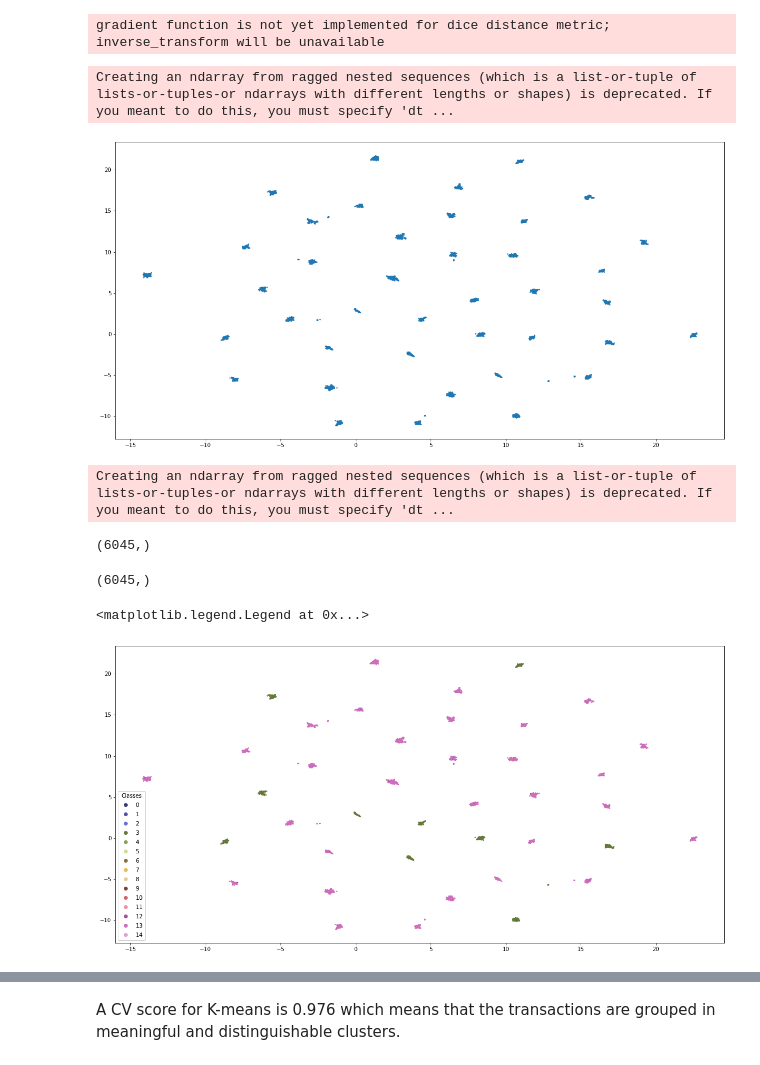
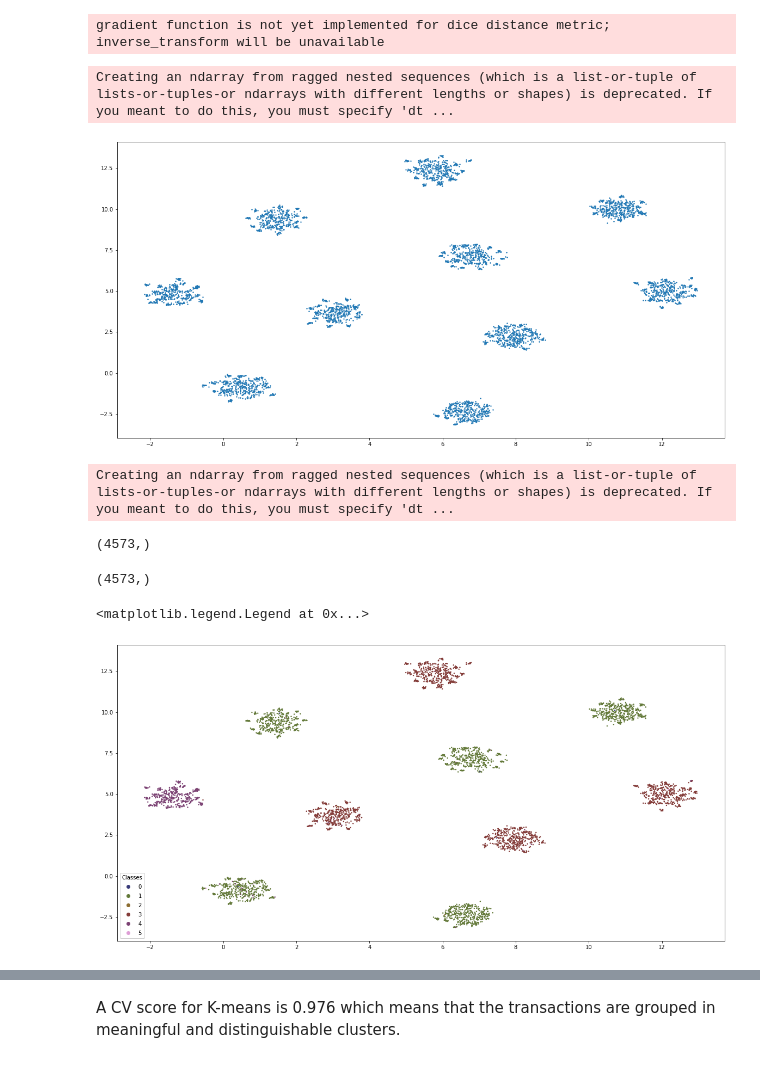
Before and after one commit to LaloLoop/prog8420-egs-solutions, a Jupyter notebook: bank-transactions-analysis/bank-transaction.ipynb, the cells around one changed output, grey strips where cells are left out. Drawn from its saved outputs; the diff is of its cells as text; code cells hidden in the pictures.

Commit message:
chore: classification attempt with k-means

```diff
--- a/bank-transactions-analysis/bank-transaction.ipynb
+++ b/bank-transactions-analysis/bank-transaction.ipynb
@@ -286,10 +290,10 @@ This section focuses on detecting possible fraud transactions for the data provi
 ### Unique combinations
 The code below obtains the unique values for the categorical data, from where we could make a first attempt to determine possible frauds, i.e. outliers for the data depending on their common combinations.
 # %%
-bank_slice = bank_data[['City', 'Card Type', 'Exp Type', 'Gender']]
+bank_slice = bank_data[['City', 'Exp Type', 'Gender']]
 bank_counts = bank_slice.value_counts(ascending=True)
 count_freqs = dict(bank_counts)
-bank_grouped = bank_slice.groupby(['City', 'Card Type', 'Exp Type', 'Gender']).count().reset_index()
+bank_grouped = bank_slice.groupby(['City', 'Exp Type', 'Gender']).count().reset_index()
 
 bank_grouped.loc[:, 'count_freqs'] = count_freqs.keys()
 bank_grouped['count_freqs'] = bank_grouped['count_freqs'].map(count_freqs)
@@ -359,6 +363,7 @@ from tqdm import tqdm
 import plotly.graph_objects as go
 import umap
 # %%
+num_groups = 6
 bank_hot = bank_grouped.drop('count_freqs', 1)
 bank_hot['City'] = bank_hot['City'].map(lambda c: c.replace(", India", ""))
 data = pd.get_dummies(bank_hot)
@@ -369,13 +374,13 @@ for c in data.columns:
     data.loc[:, c] = pt.fit_transform(np.array(data[c]).reshape(-1, 1))
 
 #Actual Clustering
-kmeans = KMeans(n_clusters=15).fit(data)
+kmeans = KMeans(n_clusters=num_groups).fit(data)
 kmeans_labels = kmeans.labels_
 
 #OPTIONAL: Elbow plot with inertia
 #Elbow method to choose the optimal number of clusters
 sse = {}
-for k in tqdm(range(2, 20)):
+for k in tqdm(range(2, 11)):
     kmeans = KMeans(n_clusters=k, max_iter=1000).fit(data)
     sse[k] = kmeans.inertia_ # Inertia: Sum of distances of samples to their closest cluster center
 # %% [output]
@@ -388,7 +393,7 @@ bank_summary = bank_data.groupby(['City', 'Card Type', 'Exp Type', 'Gender']).ag
 bank_summary['City'] =  bank_summary['City'].map(lambda c: c.replace(", India", ""))
 # %%
 #Preprocessing numerical
-bank_summary = bank_data.groupby(['City', 'Card Type', 'Exp Type', 'Gender']).agg({'Amount': 'mean'}).reset_index()
+bank_summary = bank_data.groupby(['City', 'Exp Type', 'Gender']).agg({'Amount': 'mean'}).reset_index()
 numerical = bank_summary.select_dtypes(exclude='object')
 
 for c in numerical.columns:
@@ -423,7 +428,7 @@ plt.scatter(*np.array(embedding)[0].T, s=2, cmap='Spectral', alpha=1.0)
 plt.show()
 # %% [output]
 Creating an ndarray from ragged nested sequences (which is a list-or-tuple of lists-or-tuples-or ndarrays with different lengths or shapes) is deprecated. If you meant to do this, you must specify 'dt ...
-[figure, old version]
+[figure, new version]
 # %%
 embedded_array = np.array(embedding)
 # %% [output]
@@ -431,23 +436,23 @@ Creating an ndarray from ragged nested sequences (which is a list-or-tuple of li
 # %%
 kmeans_labels.shape
 # %% [output]
-(6045,)
+(4573,)
 # %%
 embedded_array[0][:, 0].shape
 # %% [output]
-(6045,)
+(4573,)
 # %%
 fig, ax = plt.subplots()
 fig.set_size_inches((20, 10))
 scatter = ax.scatter(*embedded_array[0].T, s=2, c=kmeans_labels, cmap='tab20b', alpha=1.0)
 
 # produce a legend with the unique colors from the scatter
-legend1 = ax.legend(*scatter.legend_elements(num=15),
+legend1 = ax.legend(*scatter.legend_elements(num=num_groups),
                     loc="lower left", title="Classes")
 ax.add_artist(legend1)
 # %% [output]
 <matplotlib.legend.Legend at 0x...>
-[figure, old version]
+[figure, new version]
 # %%
 !{sys.executable} -m pip install lightgbm
 !{sys.executable} -m pip install shap
```
Also changed, not shown: parts of 6 cells of this notebook.
